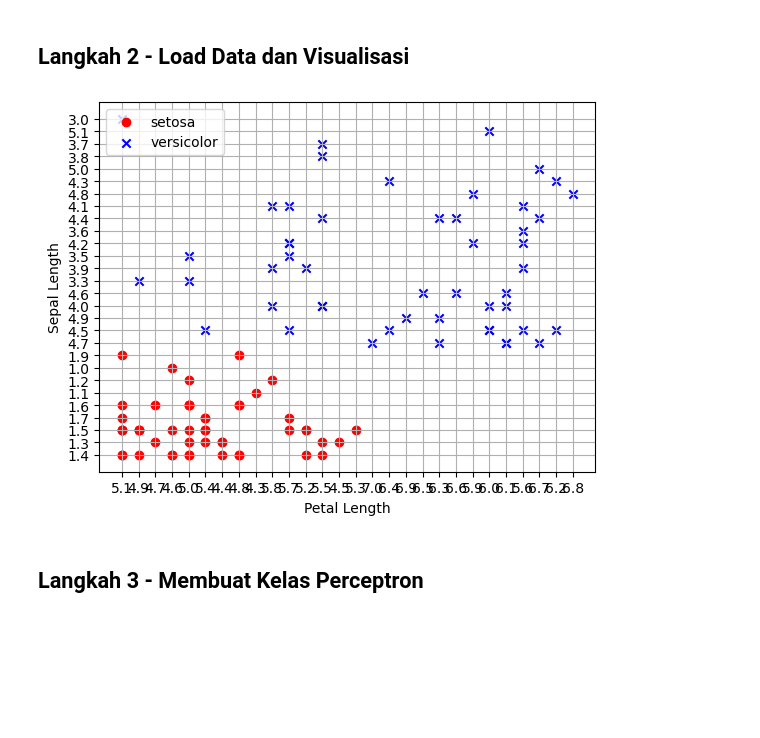
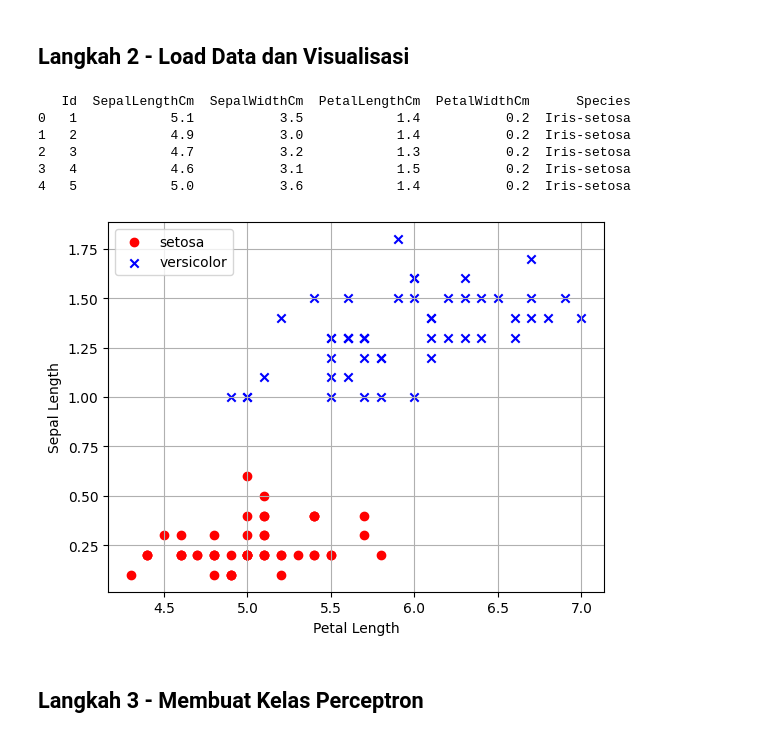
Before and after one commit to AfrizalDS/MachineLearning, a Jupyter notebook: Praktikum_1.ipynb, the cells around one changed output. Cells and saved outputs as stored; diff of their text form; code cells hidden in the pictures; blank space fills up the shorter version.

```diff
--- a/Praktikum_1.ipynb
+++ b/Praktikum_1.ipynb
@@ -17,21 +17,33 @@ import seaborn as sns
 # %% [markdown]
 ## **Langkah 2 - Load Data dan Visualisasi**
 # %%
-df = pd.read_csv('/content/drive/MyDrive/MachineLearning/JS 6/iris.csv', header=None)
-setosa = df[df[5] == 'Iris-setosa']
-versicolor = df[df[5] == 'Iris-versicolor']
+# Menggunakan header default yang ada di file CSV
+df = pd.read_csv('/content/drive/MyDrive/MachineLearning/JS 6/iris.csv')
+print(df.head())
+print()
+# Perbarui indeks kolom
+setosa = df[df['Species'] == 'Iris-setosa']
+versicolor = df[df['Species'] == 'Iris-versicolor']
+virginica = df[df['Species'] == 'Iris-virginica']
 
-a, b = 1, 3
+# Plot data
+a, b =  'SepalLengthCm','PetalWidthCm'
 plt.scatter(setosa[a], setosa[b], color='red', marker='o', label='setosa')
 plt.scatter(versicolor[a], versicolor[b], color='blue', marker='x', label='versicolor')
 
 plt.xlabel('Petal Length')
 plt.ylabel('Sepal Length')
 plt.legend(loc='upper left')
 plt.grid()
 plt.show()
 # %% [output]
+   Id  SepalLengthCm  SepalWidthCm  PetalLengthCm  PetalWidthCm      Species
+0   1            5.1           3.5            1.4           0.2  Iris-setosa
+1   2            4.9           3.0            1.4           0.2  Iris-setosa
+2   3            4.7           3.2            1.3           0.2  Iris-setosa
+3   4            4.6           3.1            1.5           0.2  Iris-setosa
+4   5            5.0           3.6            1.4           0.2  Iris-setosa
-[figure, old version]
+[figure, new version]
 # %% [markdown]
 ## **Langkah 3 - Membuat Kelas Perceptron**
 # %%
```
Also changed, not shown: parts of 3 cells of this notebook.
